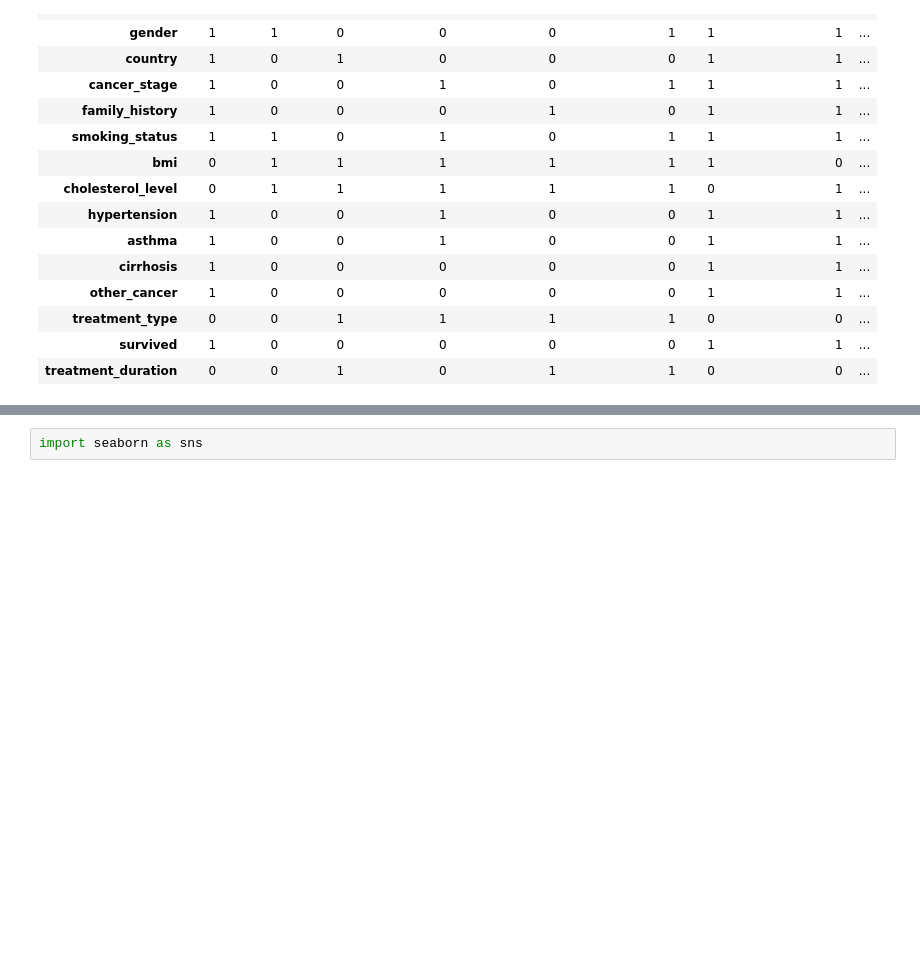
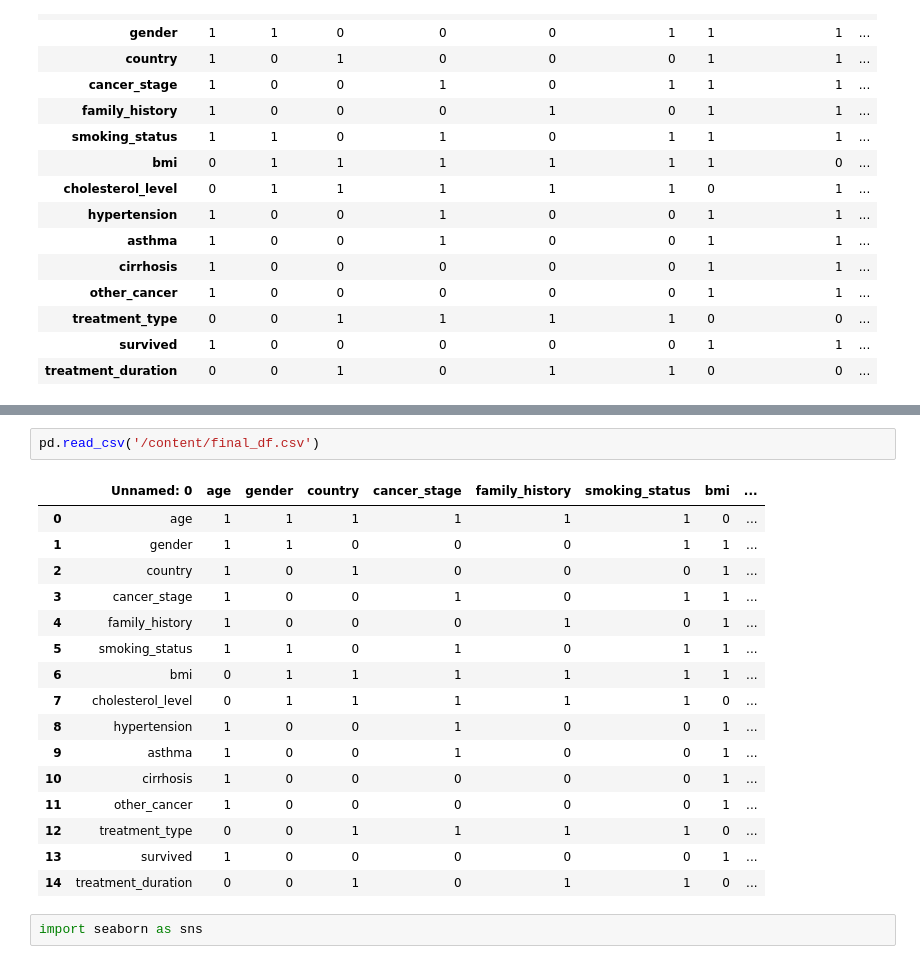
Before and after one commit to VasanthPrakasam/lung-cancer-dataset, a Jupyter notebook: lung_cancer.ipynb, the cells around one changed output, grey strips where cells are left out. Drawn from its saved outputs; the diff is of its cells as text; blank space fills up the shorter version.

```diff
--- a/lung_cancer.ipynb
+++ b/lung_cancer.ipynb
@@ -274,3 +280,22 @@ final_df
+# %%
+pd.read_csv('/content/final_df.csv')
+# %% [output]
+|  | Unnamed: 0 | age | gender | country | cancer_stage | family_history | smoking_status | bmi | ... |
+| 0 | age | 1 | 1 | 1 | 1 | 1 | 1 | 0 | ... |
+| 1 | gender | 1 | 1 | 0 | 0 | 0 | 1 | 1 | ... |
+| 2 | country | 1 | 0 | 1 | 0 | 0 | 0 | 1 | ... |
+| 3 | cancer_stage | 1 | 0 | 0 | 1 | 0 | 1 | 1 | ... |
+| 4 | family_history | 1 | 0 | 0 | 0 | 1 | 0 | 1 | ... |
+| 5 | smoking_status | 1 | 1 | 0 | 1 | 0 | 1 | 1 | ... |
+| 6 | bmi | 0 | 1 | 1 | 1 | 1 | 1 | 1 | ... |
+| 7 | cholesterol_level | 0 | 1 | 1 | 1 | 1 | 1 | 0 | ... |
+| 8 | hypertension | 1 | 0 | 0 | 1 | 0 | 0 | 1 | ... |
+| 9 | asthma | 1 | 0 | 0 | 1 | 0 | 0 | 1 | ... |
+| 10 | cirrhosis | 1 | 0 | 0 | 0 | 0 | 0 | 1 | ... |
+| 11 | other_cancer | 1 | 0 | 0 | 0 | 0 | 0 | 1 | ... |
+| 12 | treatment_type | 0 | 0 | 1 | 1 | 1 | 1 | 0 | ... |
+| 13 | survived | 1 | 0 | 0 | 0 | 0 | 0 | 1 | ... |
+| 14 | treatment_duration | 0 | 0 | 1 | 0 | 1 | 1 | 0 | ... |
 # %%
 import seaborn as sns
 # %%
```
Also changed, not shown: parts of 3 cells of this notebook.
